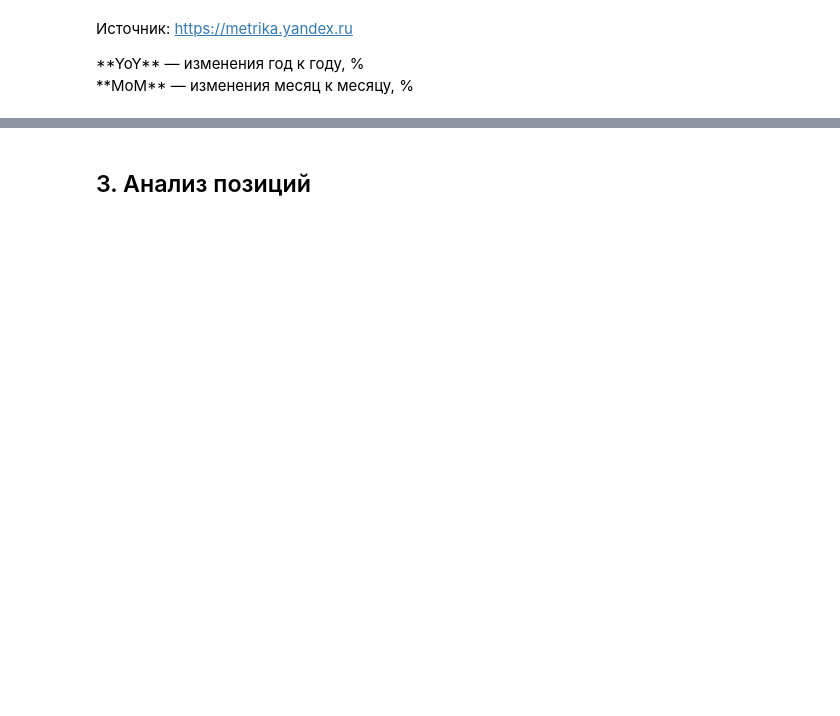
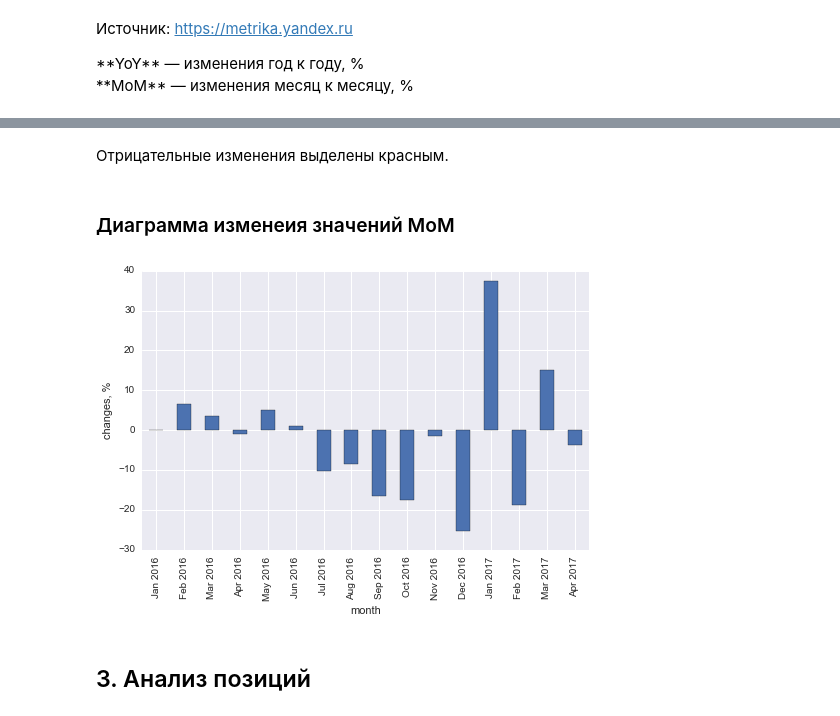
Before and after one commit to salon-love-forever/reports, a Jupyter notebook: slon-love-forever.ru.ipynb, the cells around one changed output, grey strips where cells are left out. Cells and saved outputs as stored; diff of their text form; code cells hidden in the pictures; blank space fills up the shorter version.

Commit message:
Add new table and diagram

```diff
--- a/slon-love-forever.ru.ipynb
+++ b/slon-love-forever.ru.ipynb
@@ -93,2 +126,14 @@ organic
+# %% [markdown]
+Отрицательные изменения выделены красным.
+# %% [markdown]
+### Диаграмма изменеия значений MoM
+# %%
+fig = plt.figure(figsize=(8,5))
+ax = fig.add_subplot(1, 1, 1)
+organic.MoM.plot(ax=ax, kind='bar', stacked=True);
+ax.set_ylabel('changes, %');
+ticks = ax.set_xticklabels(['{:%b %Y}'.format(x) for x in organic.index]);
+# %% [output]
+[figure, added]
 # %% [markdown]
 ## 3. Анализ позиций
```
Also changed, not shown: parts of 6 cells of this notebook.
